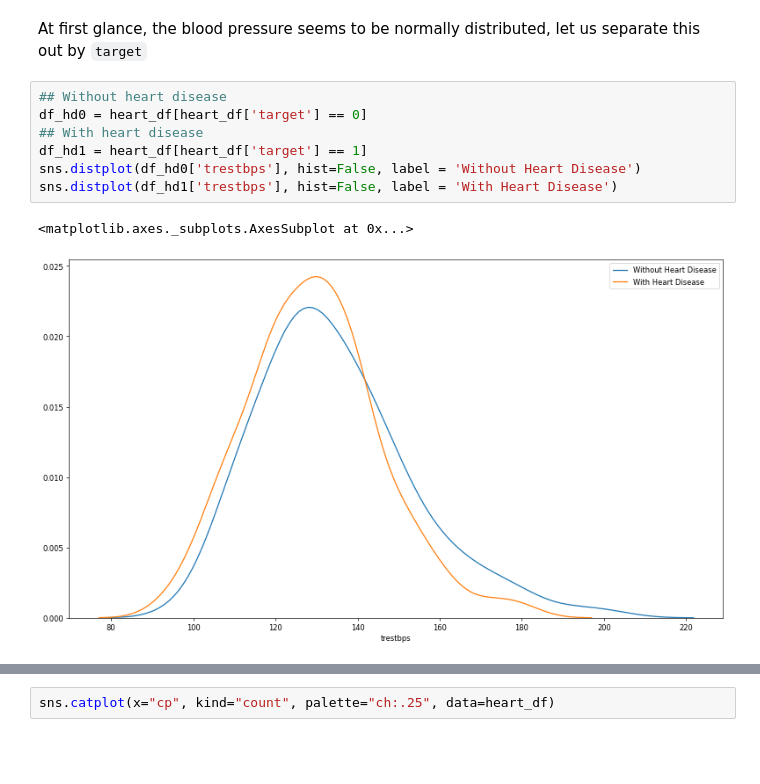
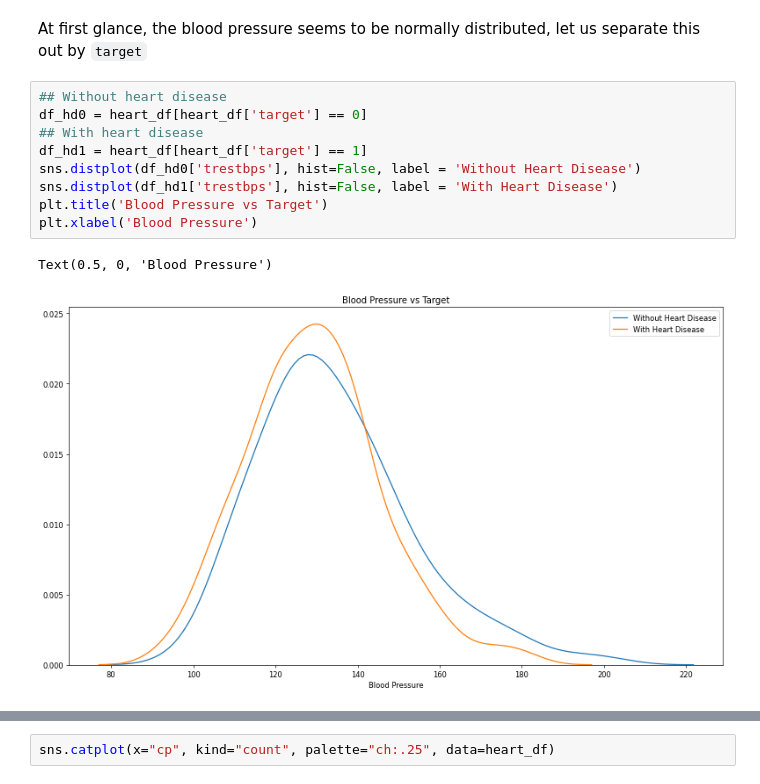
Before and after one commit to NeilBardhan/logistic-regression, a Jupyter notebook: heart_disease/notebooks/classification.ipynb, the cells around one changed output, grey strips where cells are left out. Drawn from its saved outputs; the diff is of its cells as text; blank space fills up the shorter version.

```diff
--- a/heart_disease/notebooks/classification.ipynb
+++ b/heart_disease/notebooks/classification.ipynb
@@ -177,10 +177,12 @@ At first glance, the blood pressure seems to be normally distributed, let us sep
 # %%
 ## Without heart disease
 df_hd0 = heart_df[heart_df['target'] == 0]
 ## With heart disease
 df_hd1 = heart_df[heart_df['target'] == 1]
 sns.distplot(df_hd0['trestbps'], hist=False, label = 'Without Heart Disease')
 sns.distplot(df_hd1['trestbps'], hist=False, label = 'With Heart Disease')
+plt.title('Blood Pressure vs Target')
+plt.xlabel('Blood Pressure')
 # %% [output]
-<matplotlib.axes._subplots.AxesSubplot at 0x...>
+Text(0.5, 0, 'Blood Pressure')
-[figure, old version]
+[figure, new version]
```
Also changed, not shown: parts of 2 cells of this notebook.
